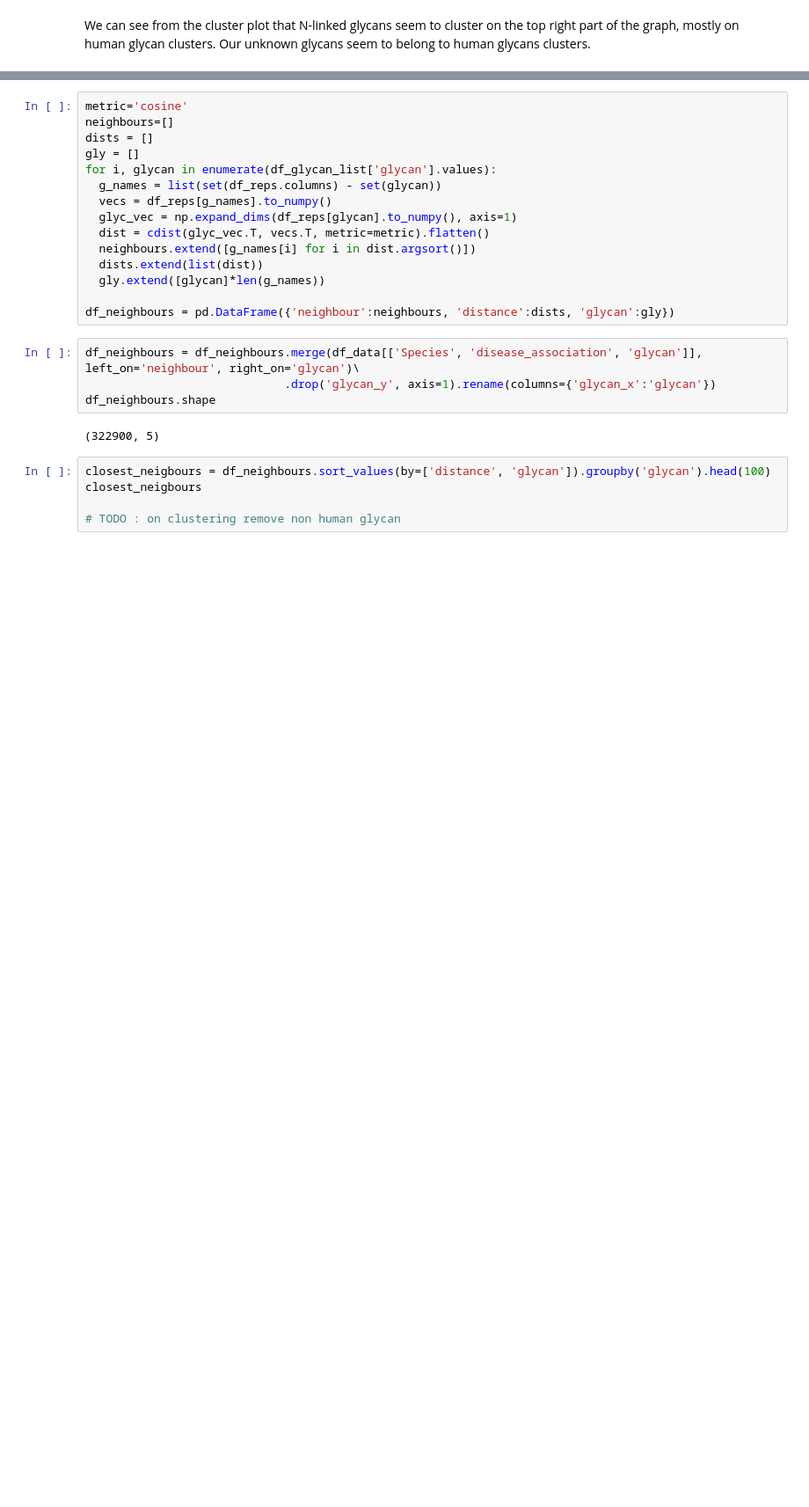
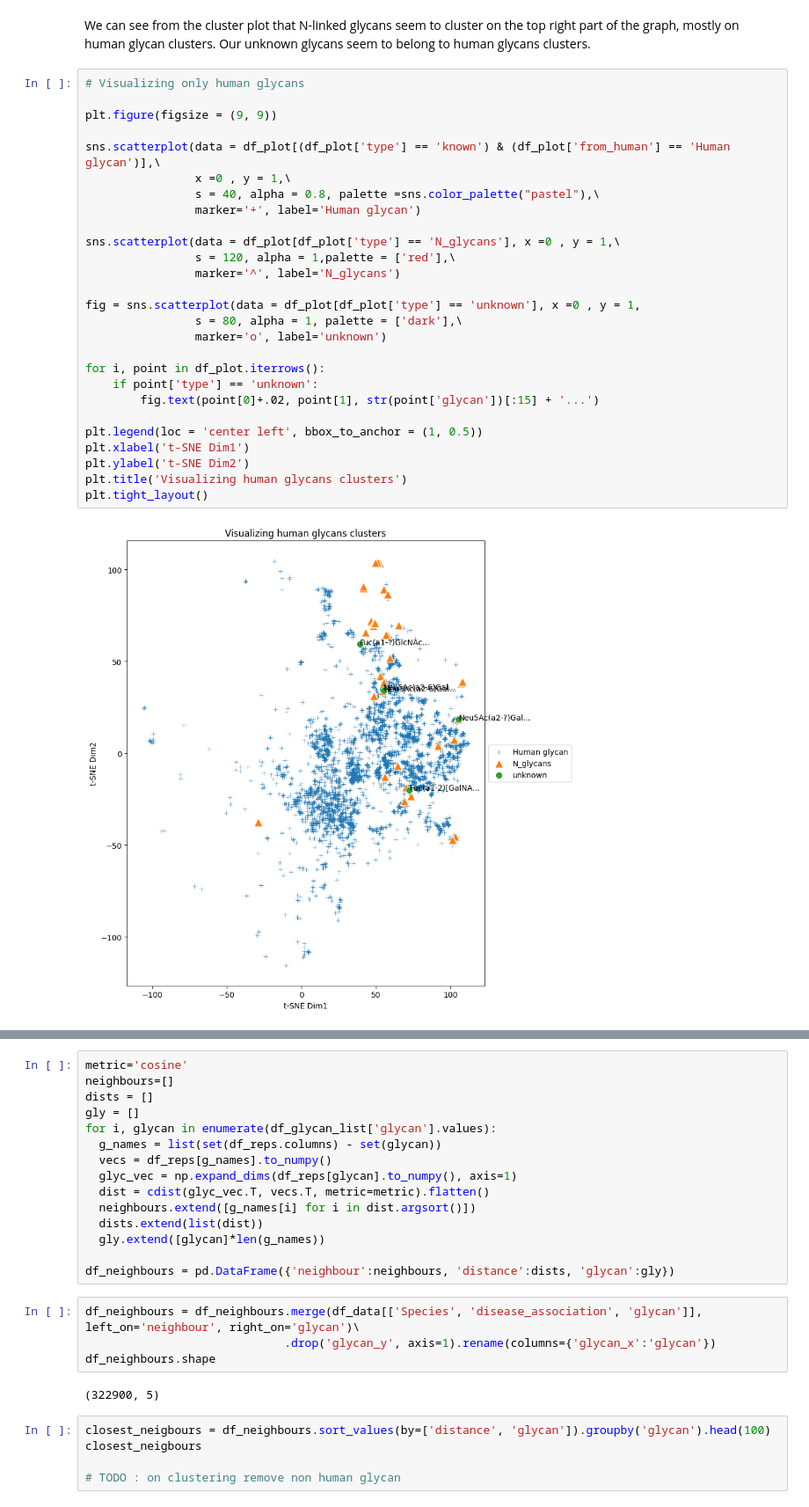
Before and after one commit to PhiCtl/glycan-biomarkers, a Jupyter notebook: notebooks/glycan_embedding.ipynb, the cells around one changed output, grey strips where cells are left out. Shown at 88% size. Cells and saved outputs as stored; diff of their text form; blank space fills up the shorter version.

```diff
--- a/notebooks/glycan_embedding.ipynb
+++ b/notebooks/glycan_embedding.ipynb
@@ -234,6 +225,35 @@ plt.tight_layout()
 [figure]
 # %% [markdown]
 We can see from the cluster plot that N-linked glycans seem to cluster on the top right part of the graph, mostly on human glycan clusters. Our unknown glycans seem to belong to human glycans clusters.
+# %%
+# Visualizing only human glycans
+
+plt.figure(figsize = (9, 9))
+
+sns.scatterplot(data = df_plot[(df_plot['type'] == 'known') & (df_plot['from_human'] == 'Human glycan')],\
+                x =0 , y = 1,\
+                s = 40, alpha = 0.8, palette =sns.color_palette("pastel"),\
+                marker='+', label='Human glycan')
+
+sns.scatterplot(data = df_plot[df_plot['type'] == 'N_glycans'], x =0 , y = 1,\
+                s = 120, alpha = 1,palette = ['red'],\
+                marker='^', label='N_glycans')
+
+fig = sns.scatterplot(data = df_plot[df_plot['type'] == 'unknown'], x =0 , y = 1,
+                s = 80, alpha = 1, palette = ['dark'],\
+                marker='o', label='unknown')
+
+for i, point in df_plot.iterrows():
+    if point['type'] == 'unknown':
+        fig.text(point[0]+.02, point[1], str(point['glycan'])[:15] + '...')
+
+plt.legend(loc = 'center left', bbox_to_anchor = (1, 0.5))
+plt.xlabel('t-SNE Dim1')
+plt.ylabel('t-SNE Dim2')
+plt.title('Visualizing human glycans clusters')
+plt.tight_layout()
+# %% [output]
+[figure, added]
 # %% [markdown]
 ## 2.4 Find neighbours
 
```
Also changed, not shown: parts of 19 cells of this notebook.
